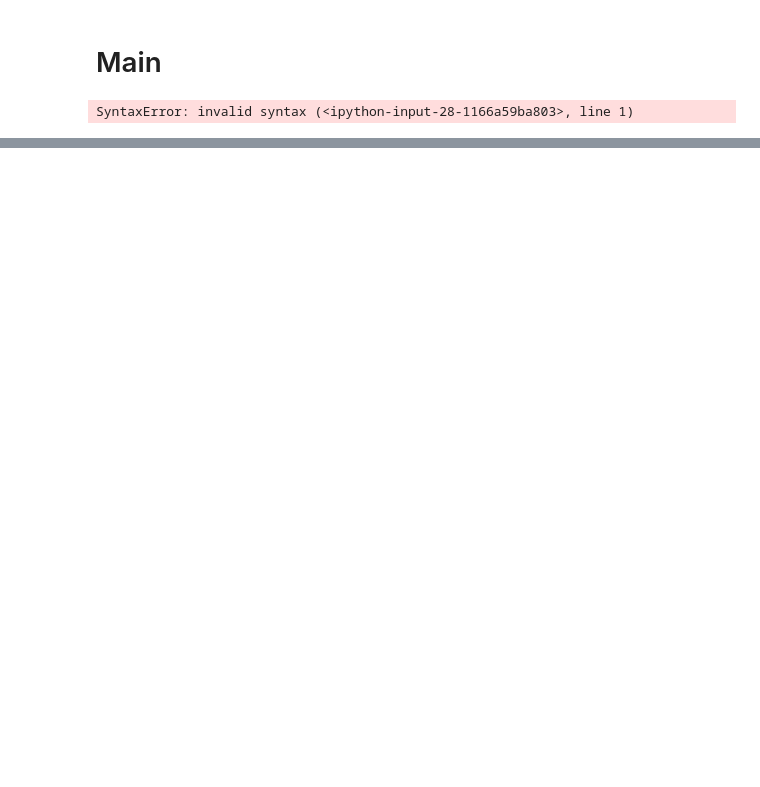
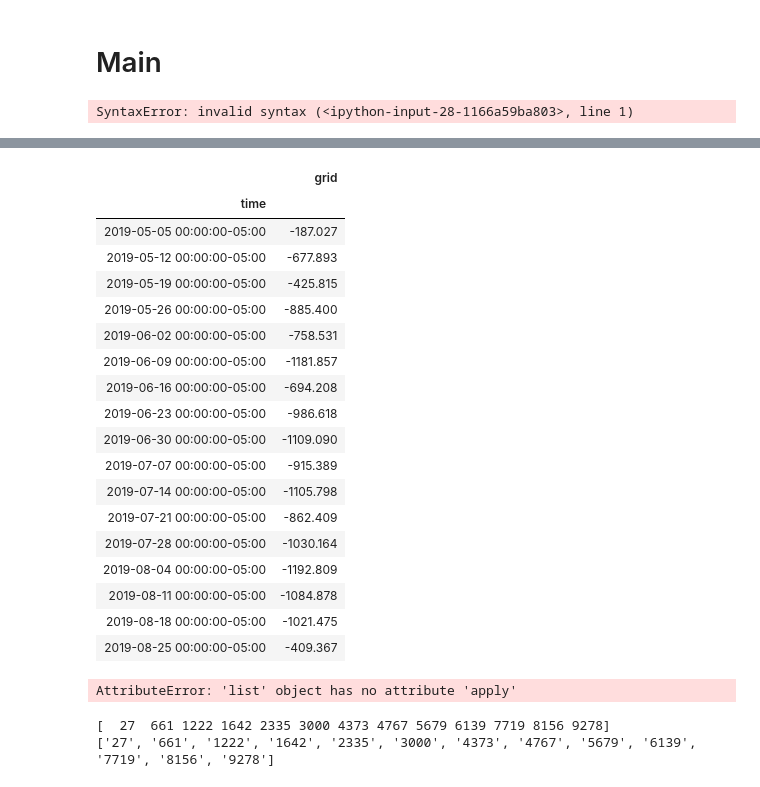
Before and after one commit to kevinantonino/CPSproject, a Jupyter notebook: Main_visualization_tool_development.ipynb, the cells around one changed output, grey strips where cells are left out. Saved outputs shown, nothing was run; the diff lists cells and outputs as text; code cells hidden in the pictures; blank space fills up the shorter version.

```diff
--- a/Main_visualization_tool_development.ipynb
+++ b/Main_visualization_tool_development.ipynb
@@ -195,3 +195,11 @@ app = Application(handler)
 show(app, 'localhost:8889')
 # %% [output]
 SyntaxError: invalid syntax (<ipython-input-28-1166a59ba803>, line 1)
+# %%
+house=27
+data='grid'
+
+testData = filterData[filterData['dataid'] == house].sort_values('time', ascending = True)[[data,'time']]
+# that cuts the house, sorts by ascending time, and pulls out only the type of data that was requested
+testData.index = testData['time'] # reindex by the datetime
+testData = testData.loc['2019-05-01':'2019-08-20',:] # cut to the days requested
@@ -197,0 +223,34 @@ SyntaxError: invalid syntax (<ipython-input-28-1166a59ba803>, line 1)
+# %%
+testData.resample('1w').sum()
+# %% [output]
+|  | grid |
+| time |  |
+| 2019-05-05 00:00:00-05:00 | -187.027 |
+| 2019-05-12 00:00:00-05:00 | -677.893 |
+| 2019-05-19 00:00:00-05:00 | -425.815 |
+| 2019-05-26 00:00:00-05:00 | -885.400 |
+| 2019-06-02 00:00:00-05:00 | -758.531 |
+| 2019-06-09 00:00:00-05:00 | -1181.857 |
+| 2019-06-16 00:00:00-05:00 | -694.208 |
+| 2019-06-23 00:00:00-05:00 | -986.618 |
+| 2019-06-30 00:00:00-05:00 | -1109.090 |
+| 2019-07-07 00:00:00-05:00 | -915.389 |
+| 2019-07-14 00:00:00-05:00 | -1105.798 |
+| 2019-07-21 00:00:00-05:00 | -862.409 |
+| 2019-07-28 00:00:00-05:00 | -1030.164 |
+| 2019-08-04 00:00:00-05:00 | -1192.809 |
+| 2019-08-11 00:00:00-05:00 | -1084.878 |
+| 2019-08-18 00:00:00-05:00 | -1021.475 |
+| 2019-08-25 00:00:00-05:00 | -409.367 |
+# %%
+list(np.unique(filterData['dataid'].values))
+# %% [output]
+AttributeError: 'list' object has no attribute 'apply'
+# %%
+xx=np.unique(filterData['dataid'])
+xxx=list(map(str, xx))
+print(xx)
+print(xxx)
+# %% [output]
+[  27  661 1222 1642 2335 3000 4373 4767 5679 6139 7719 8156 9278]
+['27', '661', '1222', '1642', '2335', '3000', '4373', '4767', '5679', '6139', '7719', '8156', '9278']
```
Also changed, not shown: parts of 3 cells of this notebook.
